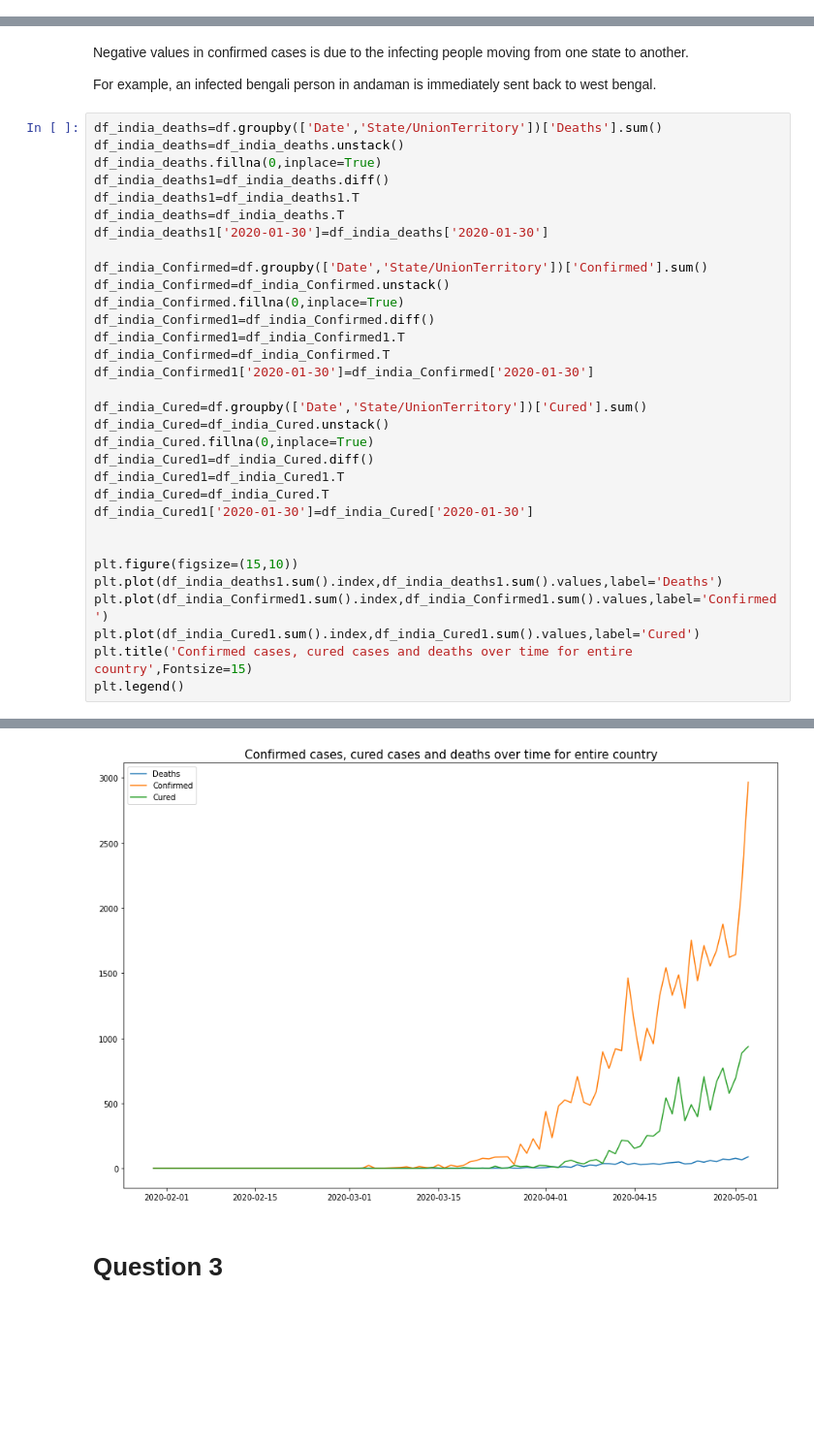
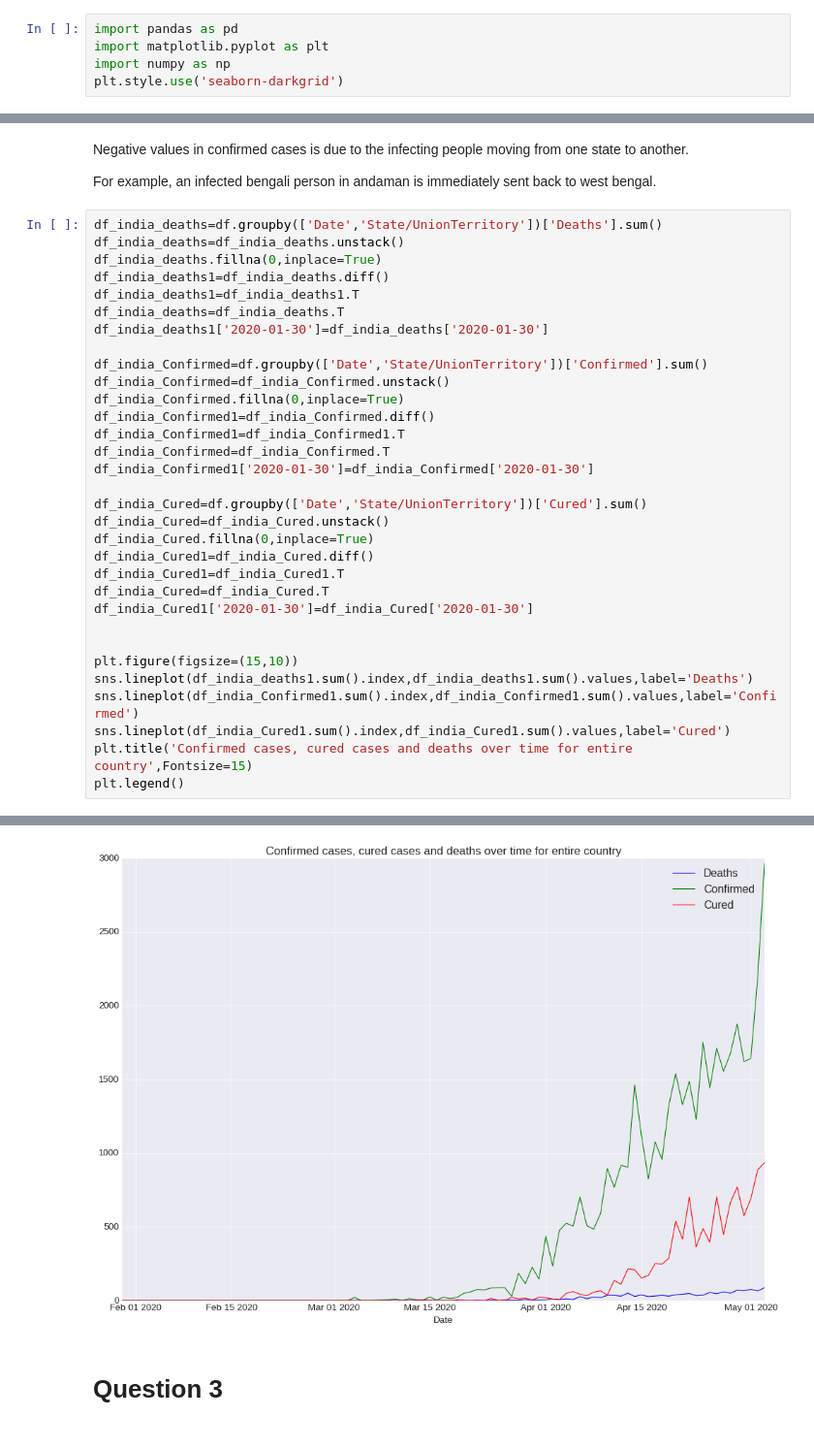
Before and after one commit to mew-two-github/CH5019_2020_GRP3, a Jupyter notebook: Question3/q3_vishal.ipynb, the cells around one changed output, grey strips where cells are left out. Shown at 97% size. Drawn from its saved outputs; the diff is of its cells as text; blank space fills up the shorter version.

```diff
--- a/Question3/q3_vishal.ipynb
+++ b/Question3/q3_vishal.ipynb
@@ -1 +1,6 @@
+# %%
+import pandas as pd
+import matplotlib.pyplot as plt
+import numpy as np
+plt.style.use('seaborn-darkgrid')
 # %%
@@ -115,37 +117,37 @@ For example, an infected bengali person in andaman is immediately sent back to w
 df_india_deaths=df.groupby(['Date','State/UnionTerritory'])['Deaths'].sum()
 df_india_deaths=df_india_deaths.unstack()
 df_india_deaths.fillna(0,inplace=True)
 df_india_deaths1=df_india_deaths.diff()
 df_india_deaths1=df_india_deaths1.T
 df_india_deaths=df_india_deaths.T
 df_india_deaths1['2020-01-30']=df_india_deaths['2020-01-30']
 
 df_india_Confirmed=df.groupby(['Date','State/UnionTerritory'])['Confirmed'].sum()
 df_india_Confirmed=df_india_Confirmed.unstack()
 df_india_Confirmed.fillna(0,inplace=True)
 df_india_Confirmed1=df_india_Confirmed.diff()
 df_india_Confirmed1=df_india_Confirmed1.T
 df_india_Confirmed=df_india_Confirmed.T
 df_india_Confirmed1['2020-01-30']=df_india_Confirmed['2020-01-30']
 
 df_india_Cured=df.groupby(['Date','State/UnionTerritory'])['Cured'].sum()
 df_india_Cured=df_india_Cured.unstack()
 df_india_Cured.fillna(0,inplace=True)
 df_india_Cured1=df_india_Cured.diff()
 df_india_Cured1=df_india_Cured1.T
 df_india_Cured=df_india_Cured.T
 df_india_Cured1['2020-01-30']=df_india_Cured['2020-01-30']
 
 
 plt.figure(figsize=(15,10))
-plt.plot(df_india_deaths1.sum().index,df_india_deaths1.sum().values,label='Deaths')
-plt.plot(df_india_Confirmed1.sum().index,df_india_Confirmed1.sum().values,label='Confirmed')
-plt.plot(df_india_Cured1.sum().index,df_india_Cured1.sum().values,label='Cured')
+sns.lineplot(df_india_deaths1.sum().index,df_india_deaths1.sum().values,label='Deaths')
+sns.lineplot(df_india_Confirmed1.sum().index,df_india_Confirmed1.sum().values,label='Confirmed')
+sns.lineplot(df_india_Cured1.sum().index,df_india_Cured1.sum().values,label='Cured')
 plt.title('Confirmed cases, cured cases and deaths over time for entire country',Fontsize=15)
 plt.legend()
 # %% [output]
 <matplotlib.legend.Legend at 0x...>
-[figure, old version]
+[figure, new version]
 # %% [markdown]
 <h1> Question 3 <h1>
 # %%
```
Also changed, not shown: parts of 19 cells of this notebook.
